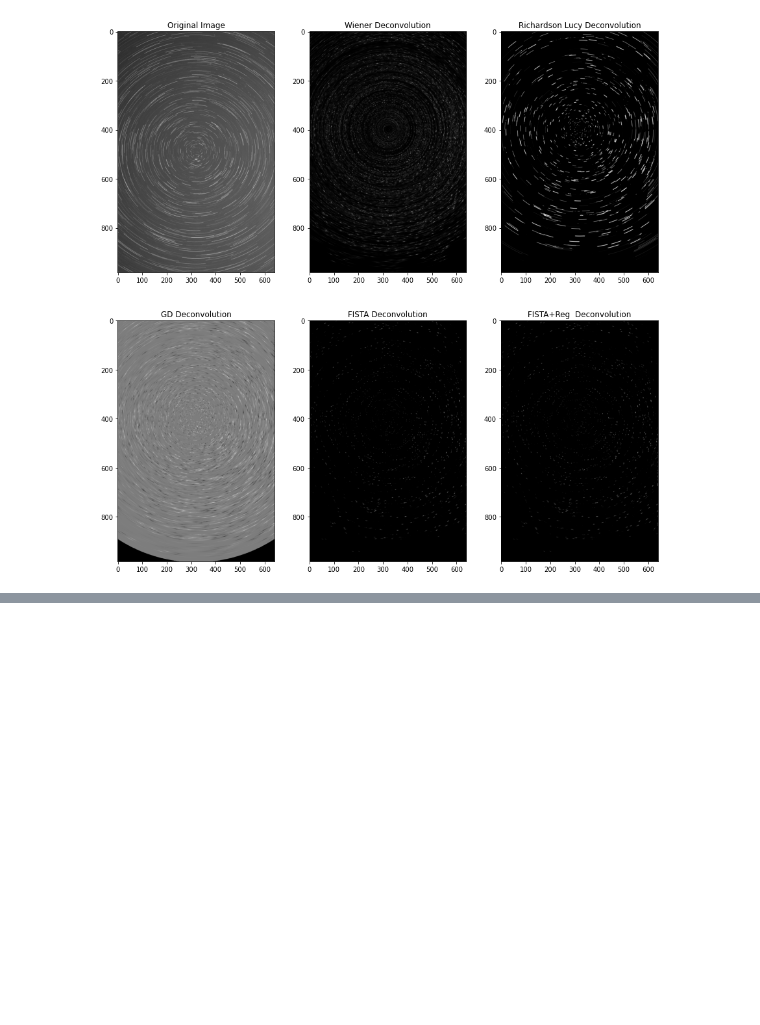
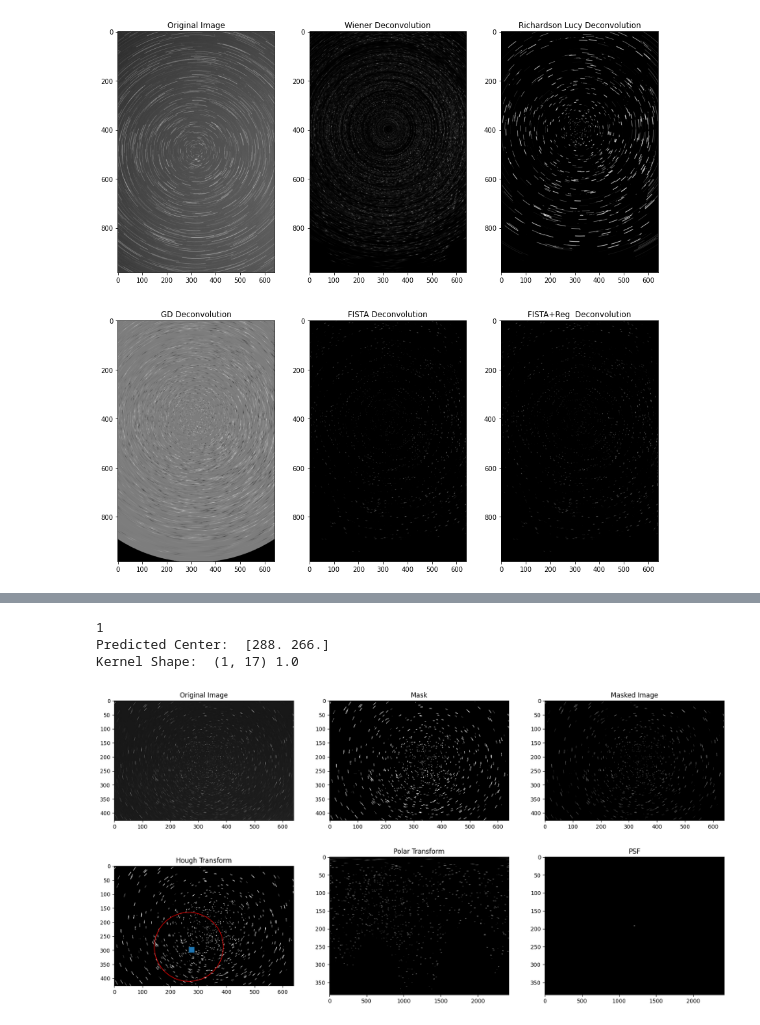
Before and after one commit to GSNikhil/star-trail-removal, a Jupyter notebook: main.ipynb, the cells around one changed output, grey strips where cells are left out. Cells and saved outputs as stored; diff of their text form; code cells hidden in the pictures; blank space fills up the shorter version.

Commit message:
1. modify find_center function to accept axis as a param. Uses this parameter to plot the image and center. 2. Create a pipeline for real images

```diff
--- a/main.ipynb
+++ b/main.ipynb
@@ -97,12 +97,11 @@ def contrast_stetch(img):
 # %% [markdown]
 # Center
 # %%
-def find_center(img, threshold):
+def find_center(img, threshold, ax=None):
 
     # Binarize Image
     img = contrast_stetch(img)
     bin_img = (img > threshold).astype('int')
-    print(bin_img.max())
 
     H, W = img.shape[:2]
     factor = 1
@@ -120,7 +119,9 @@ def find_center(img, threshold):
     circles = np.around(circles).reshape((-1, 3))
 
     # Create a figure. Equal aspect so circles look circular
-    fig, ax = plt.subplots(1)
+    if ax is None:
+        fig, ax = plt.subplots(1)
+
     ax.set_aspect('equal')
 
     # Show the image
@@ -130,9 +131,11 @@ def find_center(img, threshold):
         ax.add_patch(patches.Circle(circ[:2] * factor, circ[2], edgecolor='r', linewidth=1, fill=False))
         ax.add_patch(patches.Rectangle(circ[:2] * factor, 20*factor, 20*factor))
 
-    # Show the image
-    plt.show()
+    ax.set_title("Hough Transform")
+    # # Show the image
+    # # plt.show()
 
+    circ = circles[0]
     circ[1::-1] = circ[:2]
     print("Predicted Center: ", circ[:2] * factor)
     return circ[:2] * factor
@@ -702,0 +717,60 @@ plt.show()
+# %%
+# 1. Load the image and convert it to grayscale
+img = plt.imread("real/star_trails_10min_small.jpg")
+img = cv2.cvtColor(img, cv2.COLOR_RGB2GRAY)
+
+img = np.asarray(img / 255, dtype=np.float32)
+
+_ = plt.figure(figsize=(20, 10))
+
+plt.subplot(2, 3, 1)
+plt.imshow(img, cmap='gray')
+plt.title("Original Image")
+
+# 2. Binarize the image and get the mask image
+mask = (img > 0.2).astype(np.uint8)
+
+plt.subplot(2, 3, 2)
+plt.imshow(mask, cmap='gray')
+plt.title("Mask")
+
+masked_img = mask * img
+
+plt.subplot(2, 3, 3)
+plt.imshow(masked_img, cmap='gray')
+plt.title("Masked Image")
+
+# 3. Find center
+ax_center = plt.subplot(2, 3, 4)
+center = find_center(mask, threshold=0, ax=ax_center)
+center = (200, 350)
+
+# 4. Polar transform the image with the center
+
+polar_img = polar_transform(masked_img, center)
+
+plt.subplot(2, 3, 5)
+plot_polar_img(polar_img, title="Polar Transform")
+
+# 5. Estimate Blur kernel
+kernel = estimate_deblurring_kernel(masked_img, time=10)
+print("Kernel Shape: ", kernel.shape, kernel.sum())
+
+# 6. Form PSF and Padded PSF
+psf = np.zeros_like(polar_img)
+kh, kw = kernel.shape
+H, W = psf.shape
+psf[H//2-kh//2:H//2-kh//2+kh, W//2-kw//2:W//2-kw//2+kw] = kernel
+
+pad_psf = pad(kernel, np.zeros((2*H, 2*W)))
+
+plt.subplot(2, 3, 6)
+plt.imshow(psf, cmap='gray', aspect='auto')
+plt.title("PSF")
+
+plt.show()
+# %% [output]
+1
+Predicted Center:  [288. 266.]
+Kernel Shape:  (1, 17) 1.0
+[figure, added]
```
Also changed, not shown: parts of 10 cells of this notebook.
